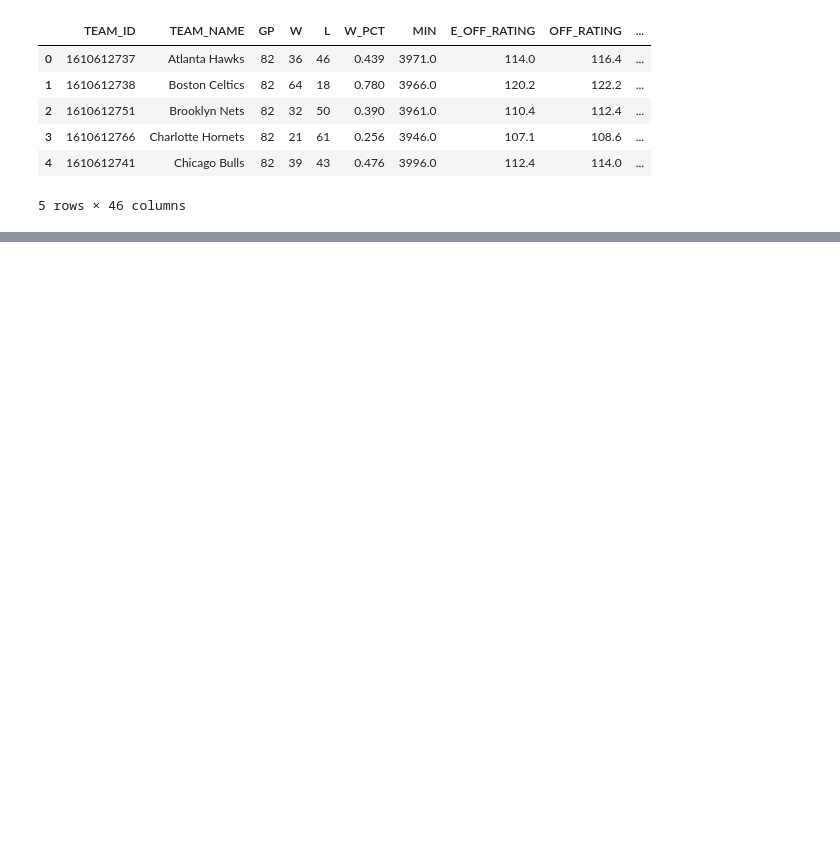
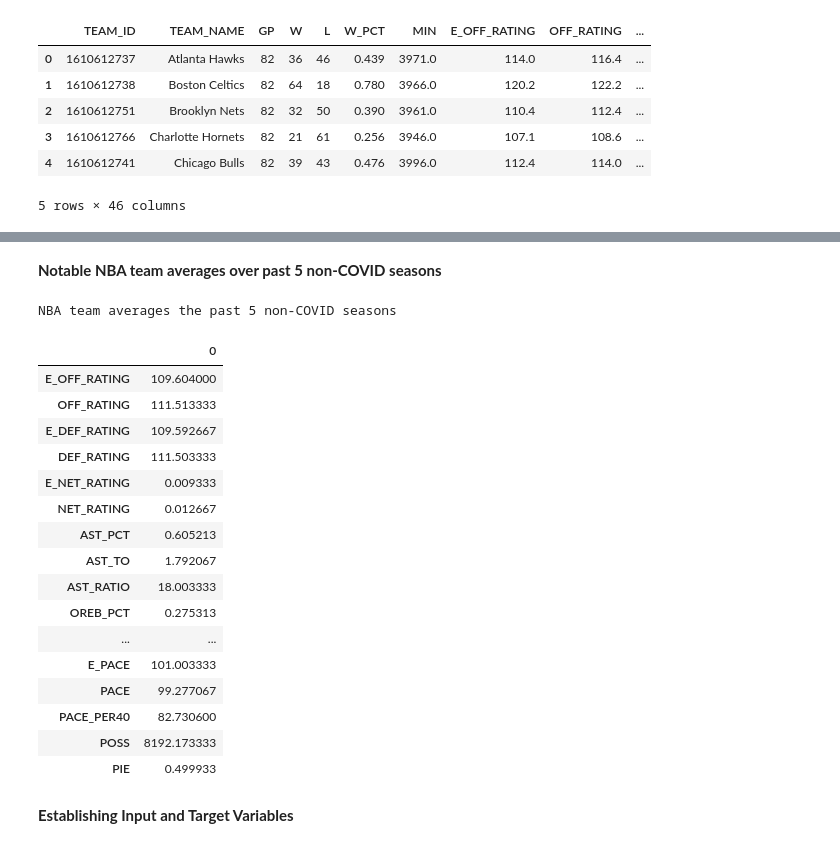
Before and after one commit to JLawrence04/Projects, a Jupyter notebook: NBA Season Wins Predictor/NBASeasonWinsPredictor.ipynb, the cells around one changed output, grey strips where cells are left out. Saved outputs shown, nothing was run; the diff lists cells and outputs as text; code cells hidden in the pictures; blank space fills up the shorter version.

```diff
--- a/NBA Season Wins Predictor/NBASeasonWinsPredictor.ipynb
+++ b/NBA Season Wins Predictor/NBASeasonWinsPredictor.ipynb
@@ -49,0 +94,27 @@ NBA_df
+# %% [markdown]
+**Notable NBA team averages over past 5 non-COVID seasons**
+# %%
+avg = NBA_df.mean()
+print('NBA team averages the past 5 non-COVID seasons')
+pd.DataFrame(avg).iloc[6:26,:]
+# %% [output]
+NBA team averages the past 5 non-COVID seasons
+|  | 0 |
+| E_OFF_RATING | 109.604000 |
+| OFF_RATING | 111.513333 |
+| E_DEF_RATING | 109.592667 |
+| DEF_RATING | 111.503333 |
+| E_NET_RATING | 0.009333 |
+| NET_RATING | 0.012667 |
+| AST_PCT | 0.605213 |
+| AST_TO | 1.792067 |
+| AST_RATIO | 18.003333 |
+| OREB_PCT | 0.275313 |
+| ... | ... |
+| E_PACE | 101.003333 |
+| PACE | 99.277067 |
+| PACE_PER40 | 82.730600 |
+| POSS | 8192.173333 |
+| PIE | 0.499933 |
+# %% [markdown]
+**Establishing Input and Target Variables**
```
Also changed, not shown: parts of 14 cells of this notebook.
